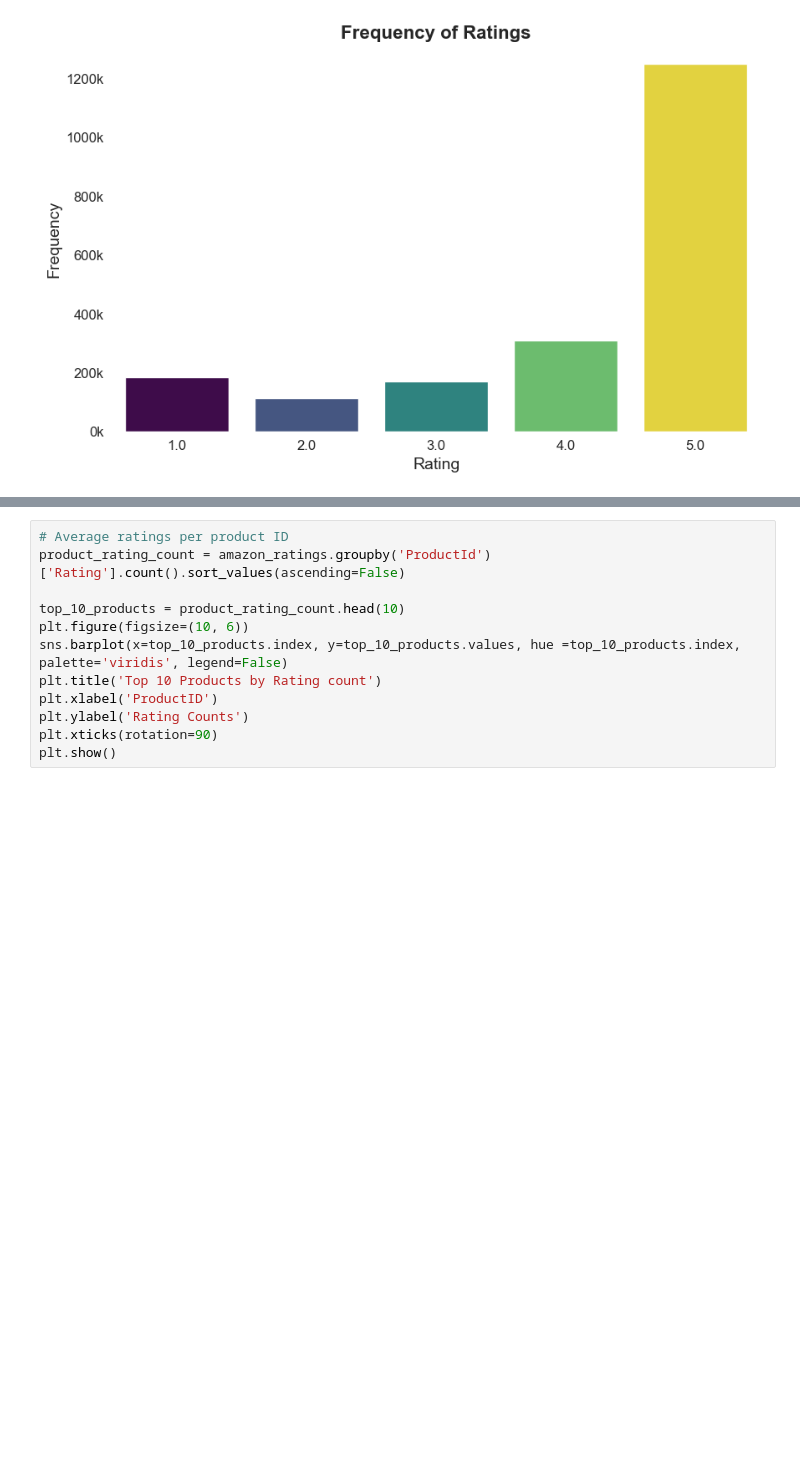
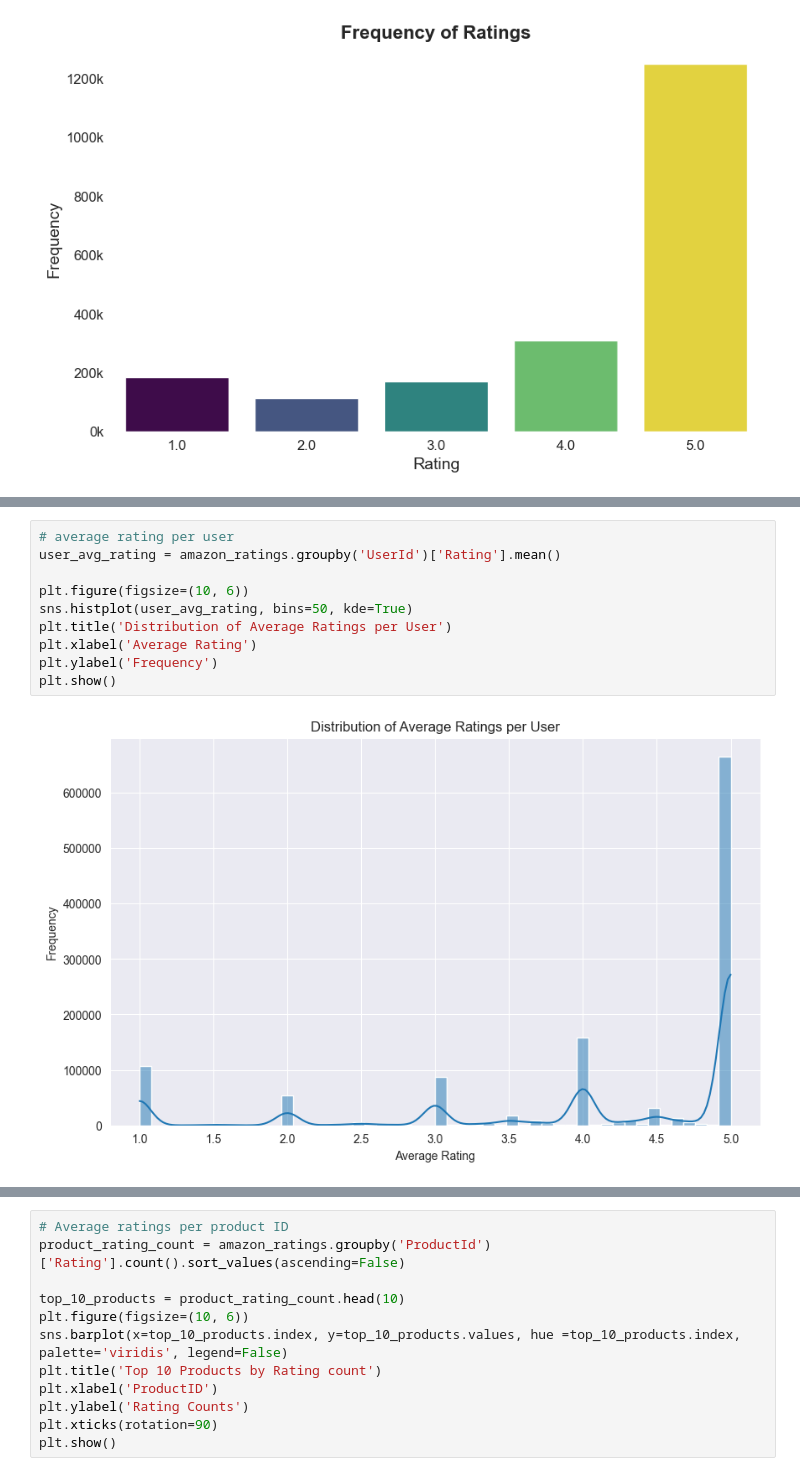
Before and after one commit to sp930-x/amz_beauty_recom, a Jupyter notebook: Amazon_beauty_products_ratings.ipynb, the cells around one changed output, grey strips where cells are left out. Cells and saved outputs as stored; diff of their text form; blank space fills up the shorter version.

```diff
--- a/Amazon_beauty_products_ratings.ipynb
+++ b/Amazon_beauty_products_ratings.ipynb
@@ -76 +99,13 @@ plt.show()
+# %%
+# average rating per user
+user_avg_rating = amazon_ratings.groupby('UserId')['Rating'].mean()
+
+plt.figure(figsize=(10, 6))
+sns.histplot(user_avg_rating, bins=50, kde=True)
+plt.title('Distribution of Average Ratings per User')
+plt.xlabel('Average Rating')
+plt.ylabel('Frequency')
+plt.show()
+# %% [output]
+[figure, added]
 # %% [markdown]
```
Also changed, not shown: parts of 7 cells of this notebook.
